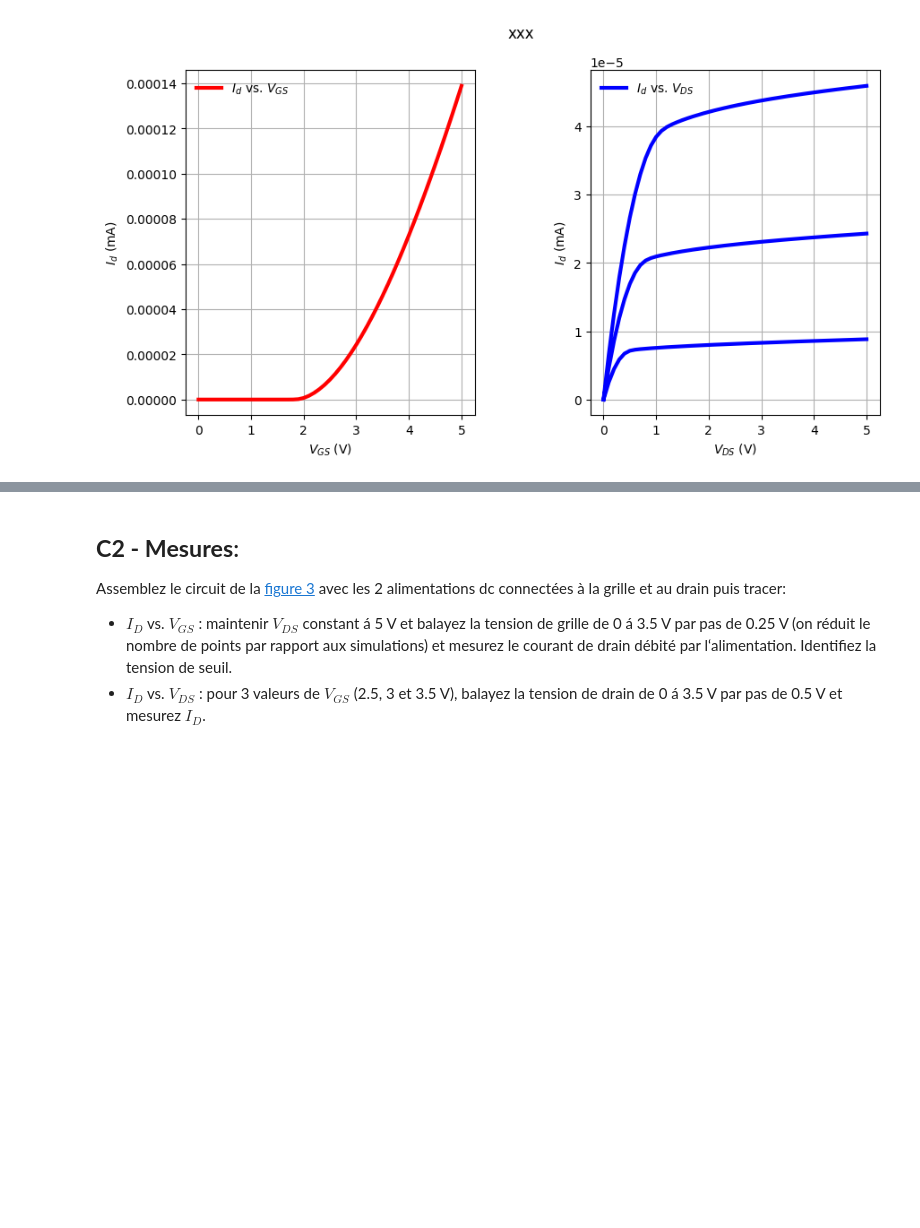
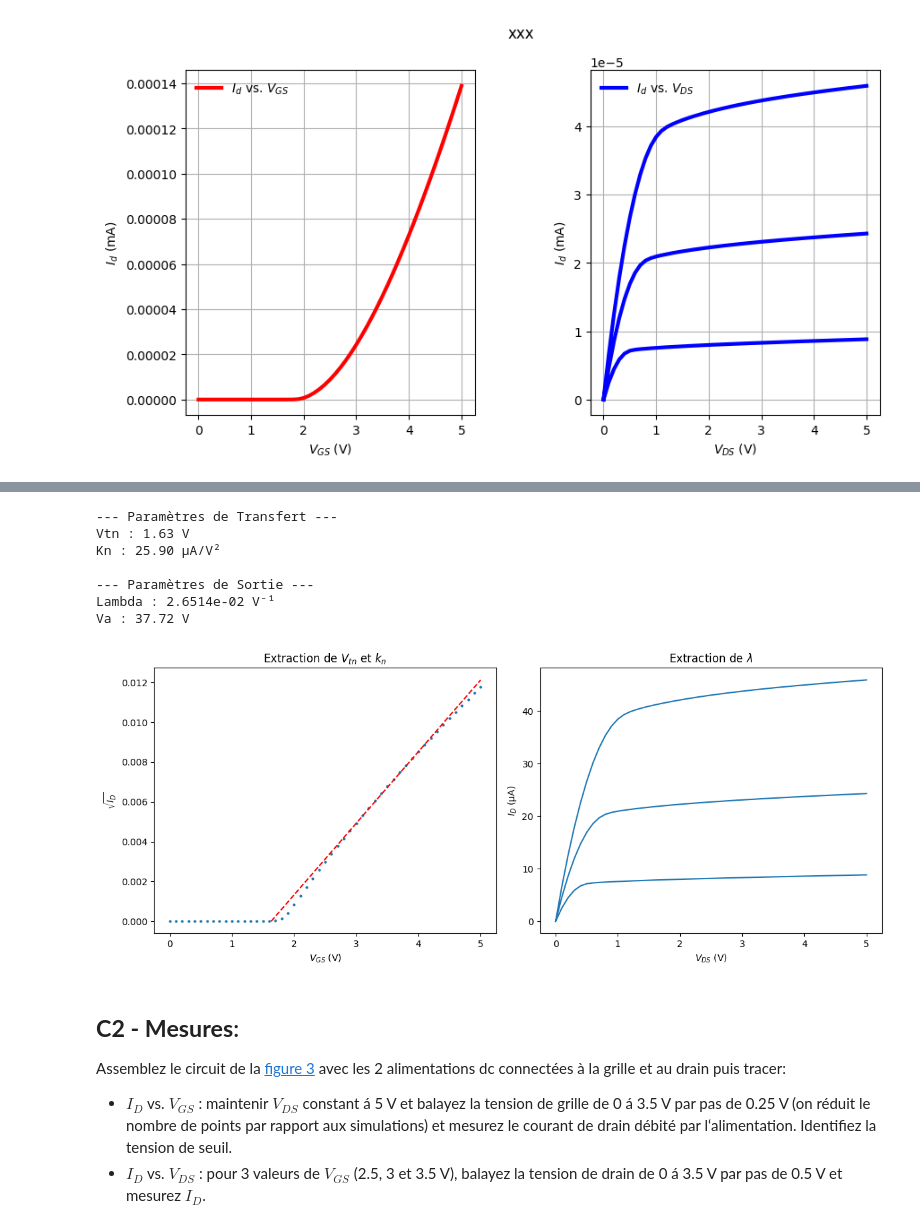
Before and after one commit to Darkzveller/EI-3_TP_conception_micro_electronique, a Jupyter notebook: Sujet_TP_YEK/TP_composants_et_circuits_microélectroniques_2026.ipynb, the cells around one changed output, grey strips where cells are left out. Cells and saved outputs as stored; diff of their text form; code cells hidden in the pictures; blank space fills up the shorter version.

```diff
--- a/Sujet_TP_YEK/TP_composants_et_circuits_microélectroniques_2026.ipynb
+++ b/Sujet_TP_YEK/TP_composants_et_circuits_microélectroniques_2026.ipynb
@@ -418,3 +391,66 @@ Va (Tension d'Early) : 37.72 V
+# %%
+# --- CAS 1 : EXTRACTION DE Vtn ET Kn ---
+# On crée proprement la colonne 'Id' (en valeur absolue pour éviter les racines de nombres négatifs)
+a["Id"] = np.abs(a["Id(M1)"])
+a["sqrt_Id"] = np.sqrt(a["Id"])
+
+# Extraction des points p1 et p2
+point_courbe_1 = a[a["V(vgs)"] == 3.0].iloc[0]
+p2 = a[a["V(vgs)"] == 4.0].iloc[0]
+
+m = (p2["sqrt_Id"] - point_courbe_1["sqrt_Id"]) / (p2["V(vgs)"] - point_courbe_1["V(vgs)"])
+c = point_courbe_1["sqrt_Id"] - m * point_courbe_1["V(vgs)"]
+
+v_tn = -c / m
+k_n = 2 * (m**2)
+
+print(f"--- Paramètres de Transfert ---")
+print(f"Vtn : {v_tn:.2f} V")
+print(f"Kn : {k_n*1e6:.2f} µA/V²")
+
+# --- CAS 2 : EXTRACTION DE LAMBDA ---
+# CRUCIAL : Il faut créer la colonne 'Id' dans le tableau b aussi !
+b["Id"] = np.abs(b["Id(M1)"])
+
+sat1 = b[b["V(vds)"] == 3.0].iloc[-1]
+sat2 = b[b["V(vds)"] == 5.0].iloc[-1]
+
+# Maintenant sat1["Id"] fonctionnera
+pente_sat = (sat2["Id"] - sat1["Id"]) / (sat2["V(vds)"] - sat1["V(vds)"])
+id_sat_0 = sat1["Id"] - (pente_sat * sat1["V(vds)"])
+
+lmbda = pente_sat / id_sat_0
+
+print(f"\n--- Paramètres de Sortie ---")
+print(f"Lambda : {lmbda:.4e} V⁻¹")
+print(f"Va : {1/lmbda:.2f} V")
+
+# --- TRACÉS (Note les 'r' devant les chaînes de texte) ---
+fig, (ax1, ax2) = plt.subplots(1, 2, figsize=(12, 5))
+
+ax1.plot(a["V(vgs)"], a["sqrt_Id"], 'o', markersize=2)
+vgs_line = np.linspace(v_tn, 5, 10)
+ax1.plot(vgs_line, m*vgs_line + c, 'r--')
+ax1.set_title("Extraction de $V_{tn}$ et $k_n$")
+ax1.set_ylabel(r"$\sqrt{I_D}$") # AJOUT DU 'r' ICI
+ax1.set_xlabel("$V_{GS}$ (V)")
+
+ax2.plot(b["V(vds)"], b["Id"]*1e6)
+ax2.set_title(r"Extraction de $\lambda$") # AJOUT DU 'r' ICI
+ax2.set_ylabel("$I_D$ (µA)")
+ax2.set_xlabel("$V_{DS}$ (V)")
+
+plt.tight_layout()
+plt.show()
+# %% [output]
+--- Paramètres de Transfert ---
+Vtn : 1.63 V
+Kn : 25.90 µA/V²
+
+--- Paramètres de Sortie ---
+Lambda : 2.6514e-02 V⁻¹
+Va : 37.72 V
+[figure, added]
 # %% [markdown]
 ## **C2 - Mesures**:
 Assemblez le circuit de la [figure 3](#fig3) avec les 2 alimentations dc connectées à la grille et au drain puis tracer:
```
Also changed, not shown: parts of 3 cells of this notebook, 5 other files.
